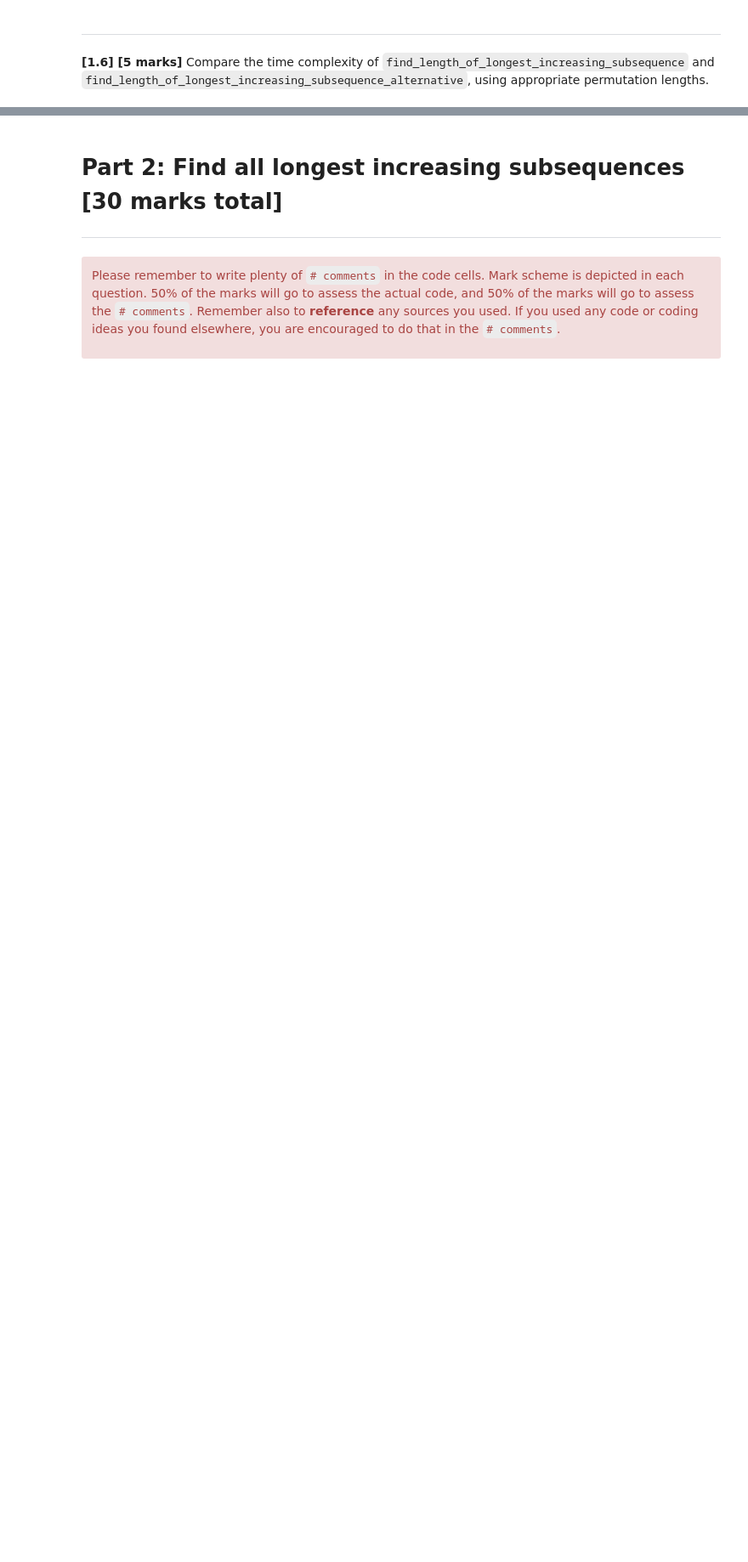
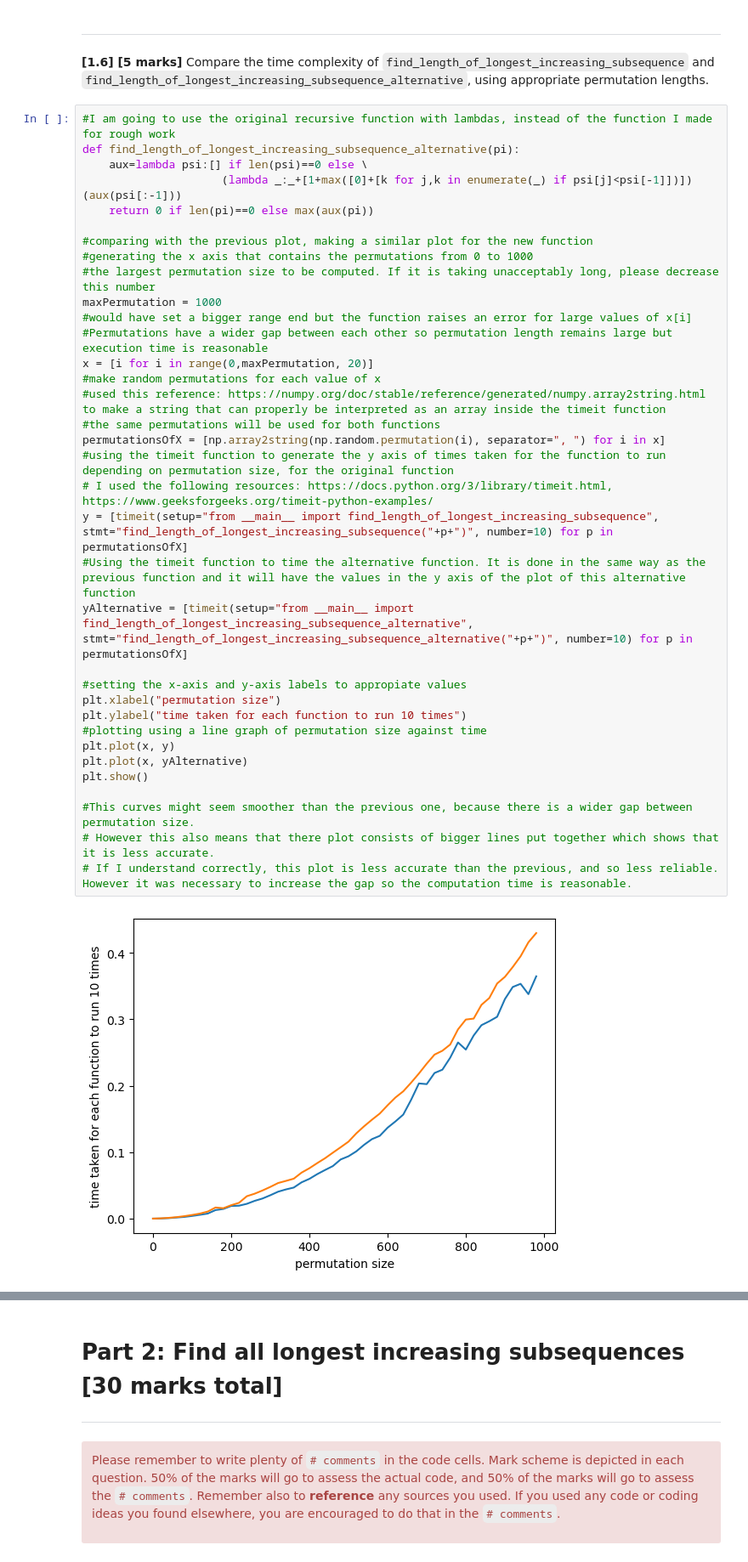
Before and after one commit to Felipepuiggarimedici/introToProgrammingPersonalProject, a Jupyter notebook: MTH5001_210477160.ipynb, the cells around one changed output, grey strips where cells are left out. Shown: that part at 85% size. Cells and saved outputs as stored; diff of their text form; blank space fills up the shorter version.

```diff
--- a/MTH5001_210477160.ipynb
+++ b/MTH5001_210477160.ipynb
@@ -335,3 +348,40 @@ print(find_length_of_longest_increasing_subsequence_alternative("0134"))
 # %% [markdown]
 ---
 **[1.6] [5 marks]**  Compare the time complexity of `find_length_of_longest_increasing_subsequence` and `find_length_of_longest_increasing_subsequence_alternative`, using appropriate permutation lengths.
+# %%
+#I am going to use the original recursive function with lambdas, instead of the function I made for rough work
+def find_length_of_longest_increasing_subsequence_alternative(pi):
+    aux=lambda psi:[] if len(psi)==0 else \
+                     (lambda _:_+[1+max([0]+[k for j,k in enumerate(_) if psi[j]<psi[-1]])])(aux(psi[:-1]))
+    return 0 if len(pi)==0 else max(aux(pi))
+
+#comparing with the previous plot, making a similar plot for the new function
+#generating the x axis that contains the permutations from 0 to 1000
+#the largest permutation size to be computed. If it is taking unacceptably long, please decrease this number
+maxPermutation = 1000
+#would have set a bigger range end but the function raises an error for large values of x[i]
+#Permutations have a wider gap between each other so permutation length remains large but execution time is reasonable
+x = [i for i in range(0,maxPermutation, 20)]
+#make random permutations for each value of x
+#used this reference: https://numpy.org/doc/stable/reference/generated/numpy.array2string.html to make a string that can properly be interpreted as an array inside the timeit function
+#the same permutations will be used for both functions
+permutationsOfX = [np.array2string(np.random.permutation(i), separator=", ") for i in x]
+#using the timeit function to generate the y axis of times taken for the function to run depending on permutation size, for the original function
+# I used the following resources: https://docs.python.org/3/library/timeit.html, https://www.geeksforgeeks.org/timeit-python-examples/
+y = [timeit(setup="from __main__ import find_length_of_longest_increasing_subsequence", stmt="find_length_of_longest_increasing_subsequence("+p+")", number=10) for p in permutationsOfX]
+#Using the timeit function to time the alternative function. It is done in the same way as the previous function and it will have the values in the y axis of the plot of this alternative function
+yAlternative = [timeit(setup="from __main__ import find_length_of_longest_increasing_subsequence_alternative", stmt="find_length_of_longest_increasing_subsequence_alternative("+p+")", number=10) for p in permutationsOfX]
+
+#setting the x-axis and y-axis labels to appropiate values
+plt.xlabel("permutation size")
+plt.ylabel("time taken for each function to run 10 times")
+#plotting using a line graph of permutation size against time
+plt.plot(x, y)
+plt.plot(x, yAlternative)
+plt.show()
+
+#This curves might seem smoother than the previous one, because there is a wider gap between permutation size.
+# However this also means that there plot consists of bigger lines put together which shows that it is less accurate.
+# If I understand correctly, this plot is less accurate than the previous, and so less reliable. However it was necessary to increase the gap so the computation time is reasonable.
+# %% [output]
+[figure, added]
```
Also changed, not shown: parts of 6 cells of this notebook.
